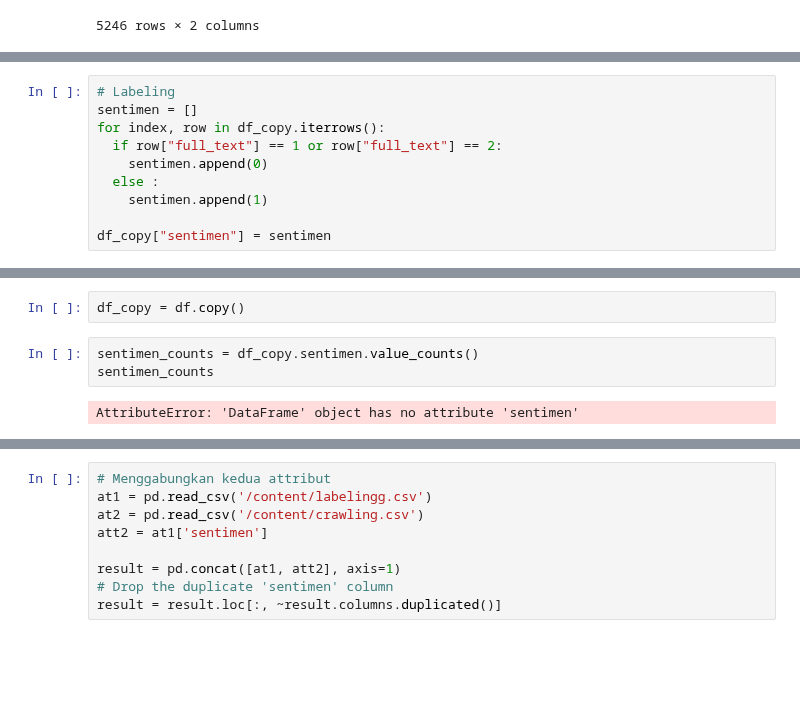
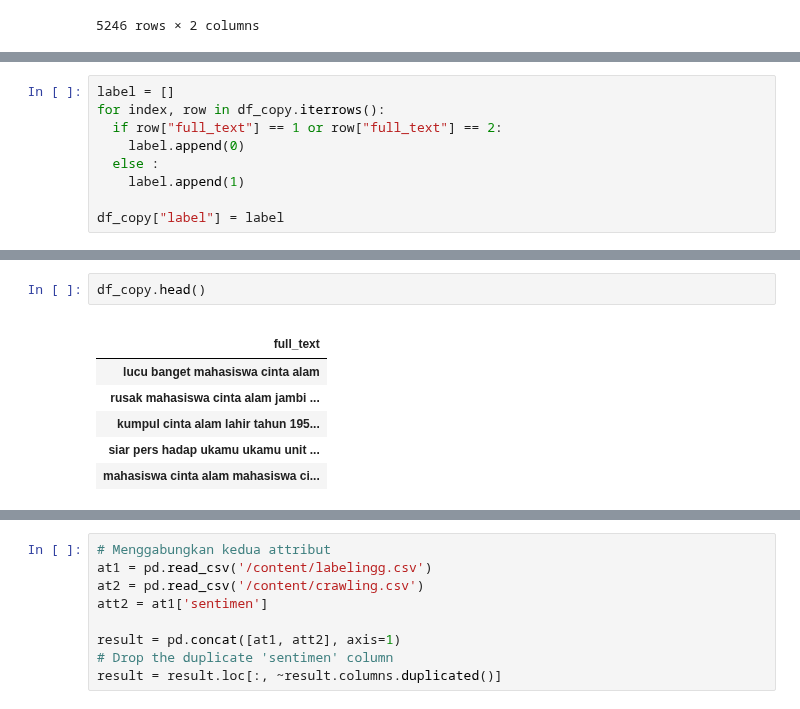
Before and after one commit to tiara070403/skripsi, a Jupyter notebook: skripsifiksss.ipynb, the cells around one changed output, grey strips where cells are left out. Drawn from its saved outputs; the diff is of its cells as text; blank space fills up the shorter version.

```diff
--- a/skripsifiksss.ipynb
+++ b/skripsifiksss.ipynb
@@ -224,10 +264,9 @@ df
 # %%
-# Labeling
-sentimen = []
+label = []
 for index, row in df_copy.iterrows():
   if row["full_text"] == 1 or row["full_text"] == 2:
-    sentimen.append(0)
+    label.append(0)
   else :
-    sentimen.append(1)
+    label.append(1)
 
-df_copy["sentimen"] = sentimen
+df_copy["label"] = label
@@ -268,9 +275,12 @@ df
-# %%
-df_copy = df.copy()
-# %%
-sentimen_counts = df_copy.sentimen.value_counts()
-sentimen_counts
-# %% [output]
-AttributeError: 'DataFrame' object has no attribute 'sentimen'
+# %%
+df_copy.head()
+# %% [output]
+|  |
+| full_text |
+| lucu banget mahasiswa cinta alam |
+| rusak mahasiswa cinta alam jambi ... |
+| kumpul cinta alam lahir tahun 195... |
+| siar pers hadap ukamu ukamu unit ... |
+| mahasiswa cinta alam mahasiswa ci... |
 # %%
 df.shape
```
Also changed, not shown: parts of 14 cells of this notebook.
